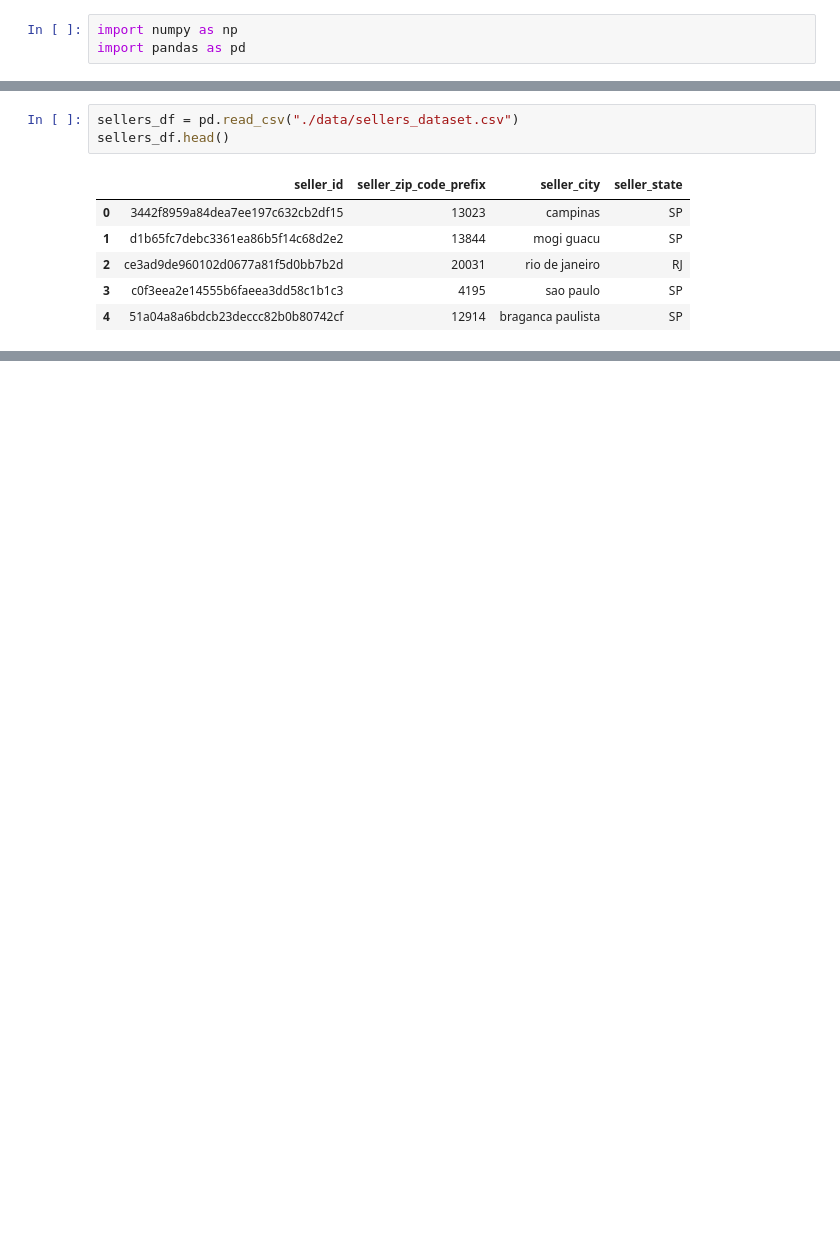
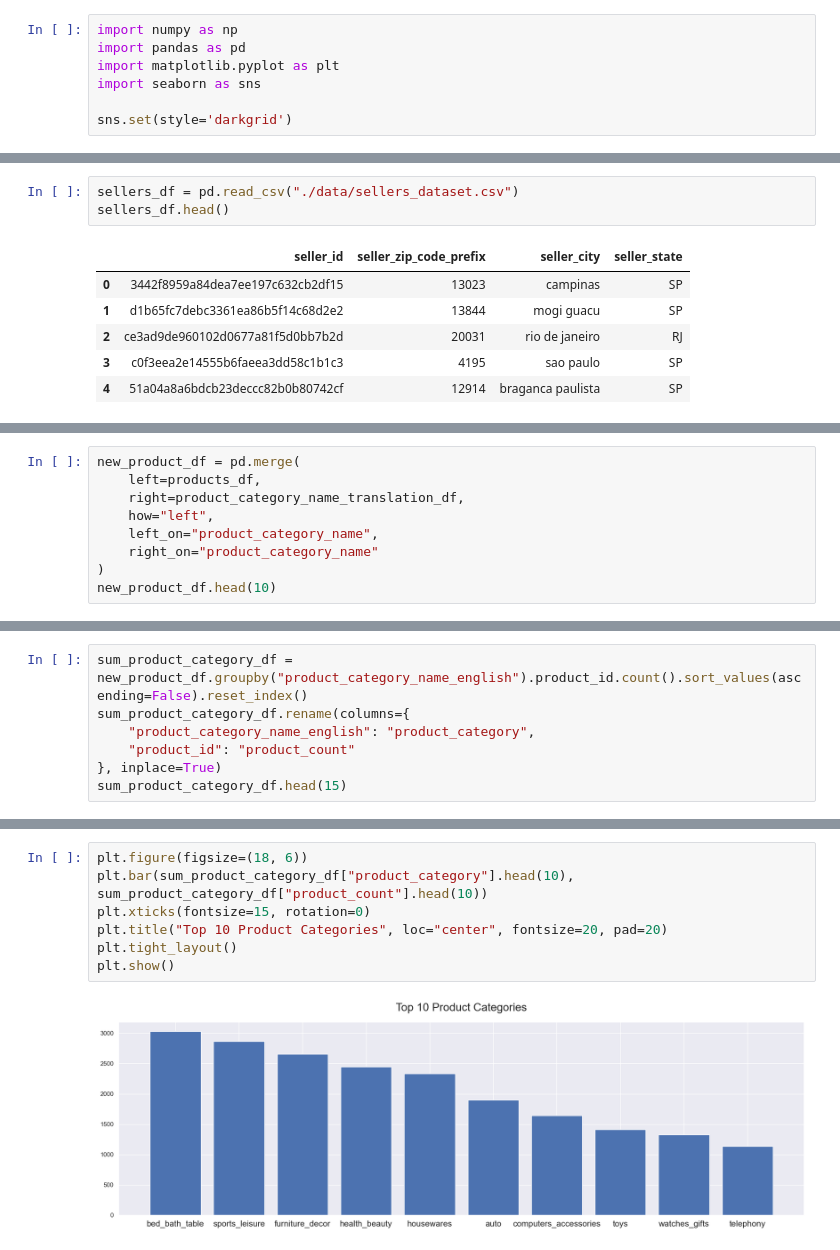
Before and after one commit to rfajri27/ds-assessment, a Jupyter notebook: notebook.ipynb, the cells around one changed output, grey strips where cells are left out. Drawn from its saved outputs; the diff is of its cells as text; blank space fills up the shorter version.

```diff
--- a/notebook.ipynb
+++ b/notebook.ipynb
@@ -1,3 +1,7 @@
 # %%
 import numpy as np
 import pandas as pd
+import matplotlib.pyplot as plt
+import seaborn as sns
+
+sns.set(style='darkgrid')
@@ -93,0 +575,9 @@ sellers_df.head()
+# %%
+new_product_df = pd.merge(
+    left=products_df,
+    right=product_category_name_translation_df,
+    how="left",
+    left_on="product_category_name",
+    right_on="product_category_name"
+)
+new_product_df.head(10)
@@ -93,0 +596,7 @@ sellers_df.head()
+# %%
+sum_product_category_df = new_product_df.groupby("product_category_name_english").product_id.count().sort_values(ascending=False).reset_index()
+sum_product_category_df.rename(columns={
+    "product_category_name_english": "product_category",
+    "product_id": "product_count"
+}, inplace=True)
+sum_product_category_df.head(15)
@@ -93,0 +620,9 @@ sellers_df.head()
+# %%
+plt.figure(figsize=(18, 6))
+plt.bar(sum_product_category_df["product_category"].head(10), sum_product_category_df["product_count"].head(10))
+plt.xticks(fontsize=15, rotation=0)
+plt.title("Top 10 Product Categories", loc="center", fontsize=20, pad=20)
+plt.tight_layout()
+plt.show()
+# %% [output]
+[figure, added]
```
Also changed, not shown: parts of 96 cells of this notebook, 1 other file.
